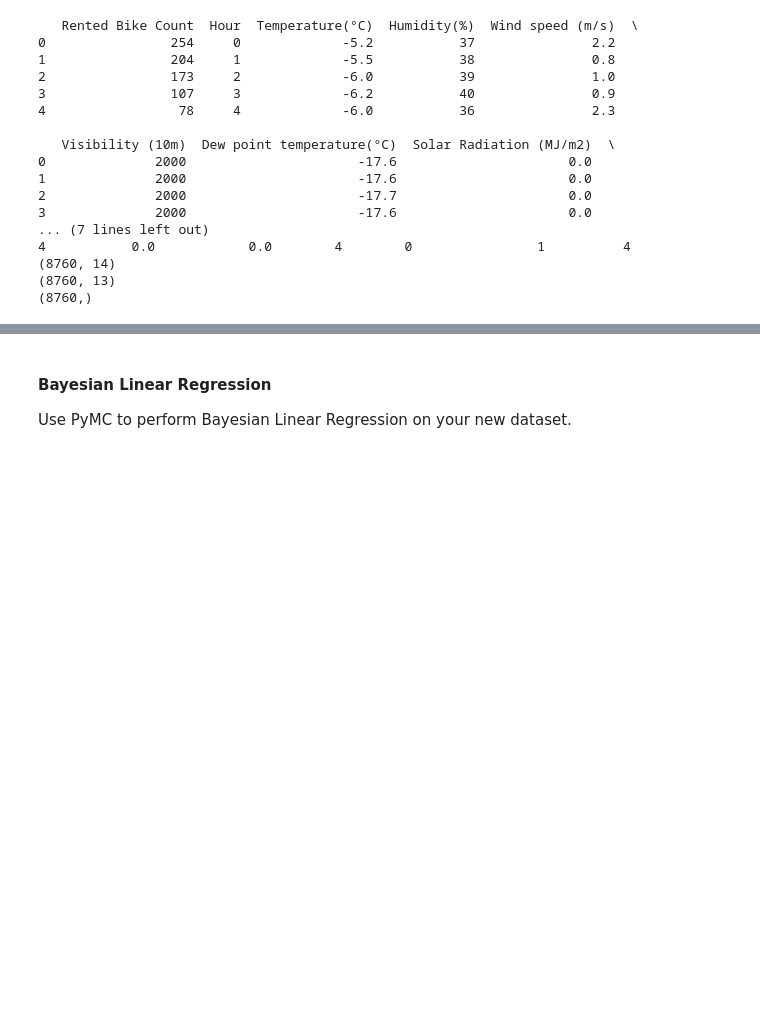
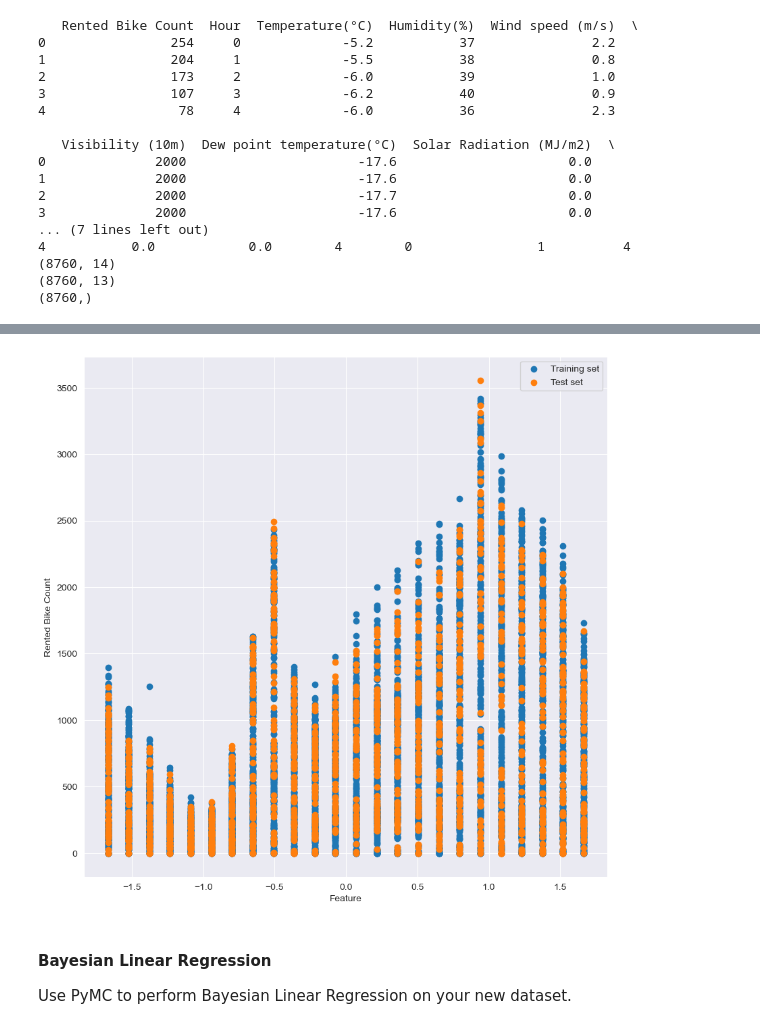
Before and after one commit to ZehuaLiuY/ML_CW, a Jupyter notebook: src/Bayesian_Linear_Regression.ipynb, the cells around one changed output, grey strips where cells are left out. Saved outputs shown, nothing was run; the diff lists cells and outputs as text; code cells hidden in the pictures; blank space fills up the shorter version.

```diff
--- a/src/Bayesian_Linear_Regression.ipynb
+++ b/src/Bayesian_Linear_Regression.ipynb
@@ -92,3 +114,14 @@ max       6.000000
+# %%
+# plot the data
+plt.figure(figsize=(10, 10))
+plt.scatter(X_train_np[:, 0], y_train_np, label='Training set')
+plt.scatter(X_test_np[:, 0], y_test_np, label='Test set')
+plt.xlabel('Feature')
+plt.ylabel('Rented Bike Count')
+plt.legend()
+plt.show()
+# %% [output]
+[figure, added]
 # %% [markdown]
 #### Bayesian Linear Regression
 Use PyMC to perform Bayesian Linear Regression on your new dataset.
```
Also changed, not shown: parts of 14 cells of this notebook, 1 other file.
